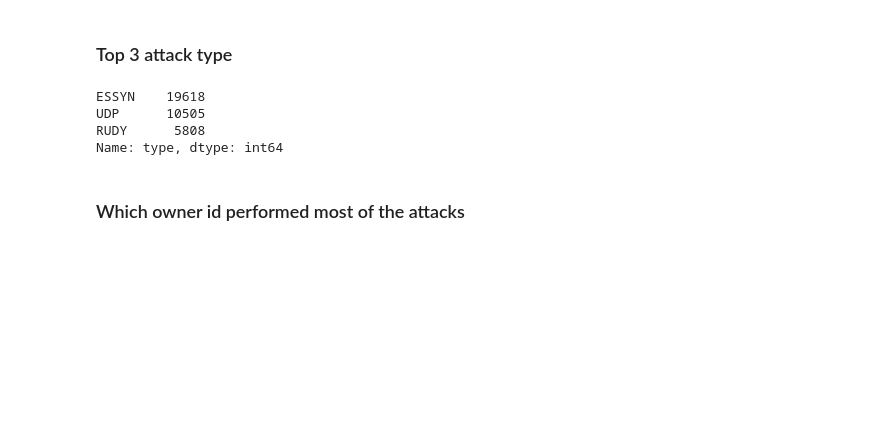
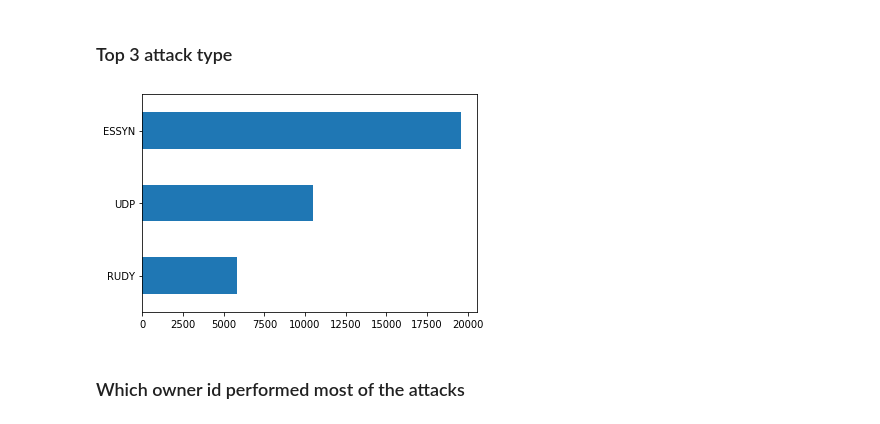
Before and after one commit to NijeboerFrank/jupyter-assignment-3, a Jupyter notebook: assignment2.ipynb, the cells around one changed output. Cells and saved outputs as stored; diff of their text form; code cells hidden in the pictures; blank space fills up the shorter version.

Commit message:
graphs added

```diff
--- a/assignment2.ipynb
+++ b/assignment2.ipynb
@@ -77,12 +82,10 @@ print(duration)
 ### Top 3 attack type
 # %%
 attack_types = attack_df['type'].value_counts()
-print(attack_types[:3])
+attack_types.head(3).sort_values().plot.barh()
+plt.show()
 # %% [output]
-ESSYN    19618
-UDP      10505
-RUDY      5808
-Name: type, dtype: int64
+[figure, added]
 # %% [markdown]
 ### Which owner id performed most of the attacks
 # %%
```
Also changed, not shown: parts of 4 cells of this notebook.
